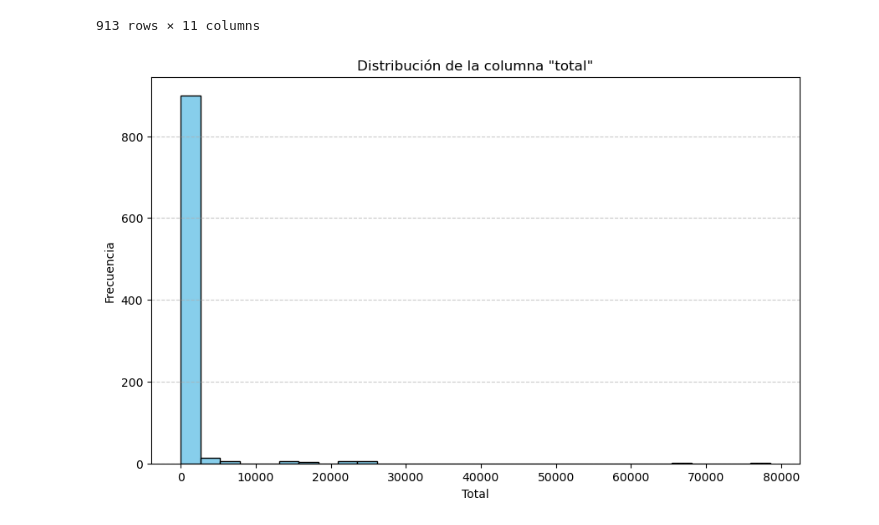
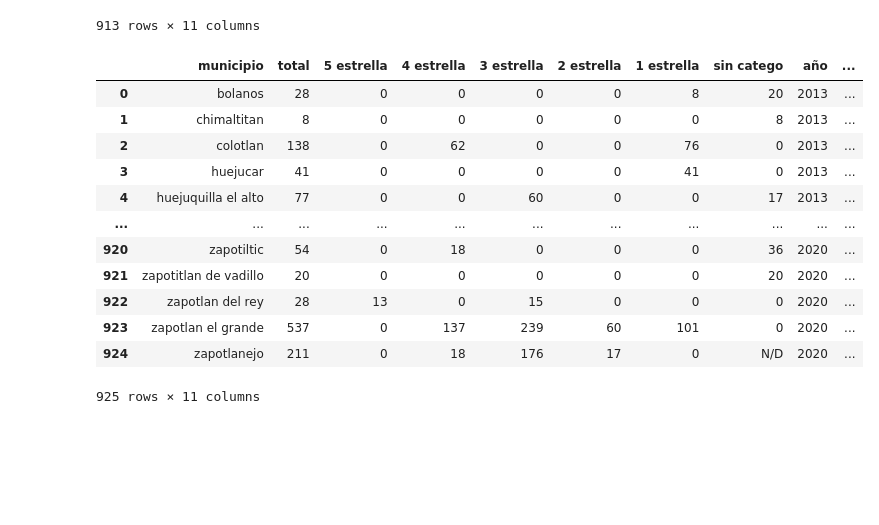
Before and after one commit to matutedevelop/Proyecto_prog_analisis, a Jupyter notebook: prosecing.ipynb, the cells around one changed output. Saved outputs shown, nothing was run; the diff lists cells and outputs as text; code cells hidden in the pictures; blank space fills up the shorter version.

Commit message:
I added the clenanead new datas and transform df

```diff
--- a/prosecing.ipynb
+++ b/prosecing.ipynb
@@ -537,18 +538,20 @@ df_final
 | 940 | 124 | zapotlanejo | 211 | 0 | 18 | 176 | 17 | 0 | ... |
 913 rows × 11 columns
 # %%
-import matplotlib.pyplot as plt
-
-# Asegurarse de que la columna 'total' sea numérica
-df_normalizado['total'] = pd.to_numeric(df_normalizado['total'], errors='coerce')
-
-# Crear el histograma
-plt.figure(figsize=(10, 6))
-plt.hist(df_normalizado['total'].dropna(), bins=30, color='skyblue', edgecolor='black')
-plt.title('Distribución de la columna "total"')
-plt.xlabel('Total')
-plt.ylabel('Frecuencia')
-plt.grid(axis='y', linestyle='--', alpha=0.7)
-plt.show()
+ruta = 'data/geodata_historicos/'
+h_serv_df =gpd.read_file(ruta+'df_cuartos.shp')
+h_serv_df
 # %% [output]
-[figure, removed]
+|  | municipio | total | 5 estrella | 4 estrella | 3 estrella | 2 estrella | 1 estrella | sin catego | año | ... |
+| 0 | bolanos | 28 | 0 | 0 | 0 | 0 | 8 | 20 | 2013 | ... |
+| 1 | chimaltitan | 8 | 0 | 0 | 0 | 0 | 0 | 8 | 2013 | ... |
+| 2 | colotlan | 138 | 0 | 62 | 0 | 0 | 76 | 0 | 2013 | ... |
+| 3 | huejucar | 41 | 0 | 0 | 0 | 0 | 41 | 0 | 2013 | ... |
+| 4 | huejuquilla el alto | 77 | 0 | 0 | 60 | 0 | 0 | 17 | 2013 | ... |
+| ... | ... | ... | ... | ... | ... | ... | ... | ... | ... | ... |
+| 920 | zapotiltic | 54 | 0 | 18 | 0 | 0 | 0 | 36 | 2020 | ... |
+| 921 | zapotitlan de vadillo | 20 | 0 | 0 | 0 | 0 | 0 | 20 | 2020 | ... |
+| 922 | zapotlan del rey | 28 | 13 | 0 | 15 | 0 | 0 | 0 | 2020 | ... |
+| 923 | zapotlan el grande | 537 | 0 | 137 | 239 | 60 | 101 | 0 | 2020 | ... |
+| 924 | zapotlanejo | 211 | 0 | 18 | 176 | 17 | 0 | N/D | 2020 | ... |
+925 rows × 11 columns
```
Also changed, not shown: parts of 4 cells of this notebook, 3 other files.
